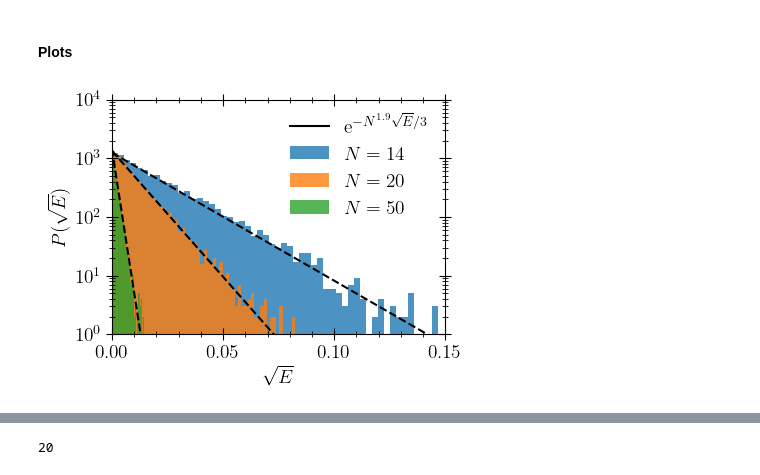
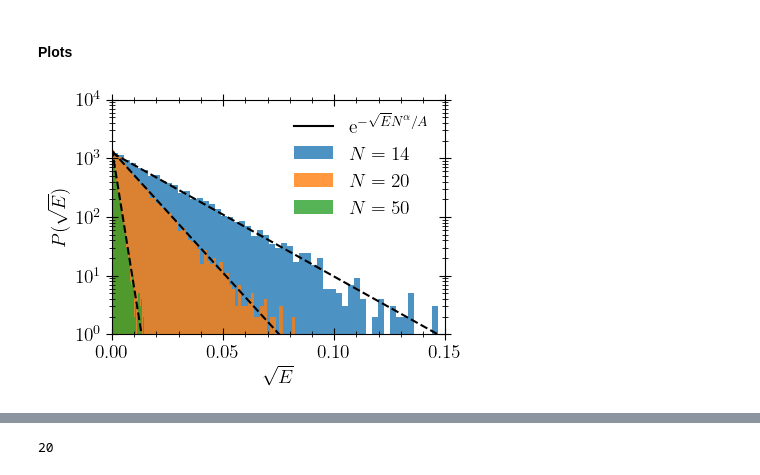
Before and after one commit to FZJ-PGI-12/Mean-Field-Approximate-Optimization-Algorithm, a Jupyter notebook: notebooks/plots_number-partitioning.ipynb, the cells around one changed output, grey strips where cells are left out. Drawn from its saved outputs; the diff is of its cells as text; code cells hidden in the pictures.

```diff
--- a/notebooks/plots_number-partitioning.ipynb
+++ b/notebooks/plots_number-partitioning.ipynb
@@ -78,27 +86,27 @@ savefig(PATH_DB * "Fig5.pdf", dpi=300)
 using Statistics, Distributions
 # %% [markdown]
 #### Plots
-# %%
-colors = ["C0", "C1", "C2", "C3"];
-
-fig = figure(figsize=(4.2, 3))
-ax = subplot(111)
-for (k, N) in enumerate([14, 20, 50])
-    new_file = "number-partitioning_" * "p_" * string(p) * "_N_" * string(N) * "_num_inst_" * string(num_instances) * "_seed_" * string(seed) * "_all_E_stars.h5"
-    data_file = h5open(PATH_DB * new_file, "r")
-    all_E_stars = read(data_file, "all_E_stars")
-    counts, bins = np.histogram(all_E_stars, bins=100)
-    hist(bins[1:end-1], bins, weights=(counts), lw=1.5, label=@sprintf("\$N=%2d\$", N), color=colors[k], alpha=0.8)#, histtype="step")
-    plot(bins[1:end-1], map(x -> counts[1]*exp.(-N^1.9 * x / 3), bins[1:end-1]), "--k")
-end
-plot([], [], c="k", label="\$\\mathrm{e}^{-N^{1.9} \\sqrt{E} / 3}\$")
-legend(loc="upper right", ncol=1)
-ax.set_yscale("log")
-ax.set_xlim(0, 0.15)
-ax.set_ylim(1e0, 1e4)
-ax.set_xlabel("\$\\sqrt{E}\$")
-ax.set_ylabel("\$ P(\\sqrt{E})\$")
-tight_layout(pad=0.15, w_pad=0.0, h_pad=0.0)
-savefig(PATH_DB * "Fig6.pdf", dpi=300)
-# %% [output]
-[figure, removed]
+# %%
+colors = ["C0", "C1", "C2", "C3"];
+
+fig = figure(figsize=(4.2, 3))
+ax = subplot(111)
+for (k, N) in enumerate([14, 20, 50])
+    new_file = "number-partitioning_" * "p_" * string(p) * "_N_" * string(N) * "_num_inst_" * string(num_instances) * "_seed_" * string(seed) * "_all_E_stars.h5"
+    data_file = h5open(PATH_DB * new_file, "r")
+    all_E_stars = read(data_file, "all_E_stars")
+    counts, bins = np.histogram(all_E_stars, bins=100)
+    hist(bins[1:end-1], bins, weights=(counts), lw=1.5, label=@sprintf("\$N=%2d\$", N), color=colors[k], alpha=0.8)#, histtype="step")
+    plot(bins[1:end-1], map(x -> counts[1]*exp.(-N^1.9 * x / 3.1), bins[1:end-1]), "--k")
+end
+plot([], [], c="k", label="\$\\mathrm{e}^{- \\sqrt{E} N^{\\alpha} / A}\$")
+legend(loc="upper right", ncol=1)
+ax.set_yscale("log")
+ax.set_xlim(0, 0.15)
+ax.set_ylim(1e0, 1e4)
+ax.set_xlabel("\$\\sqrt{E}\$")
+ax.set_ylabel("\$ P(\\sqrt{E})\$")
+tight_layout(pad=0.15, w_pad=0.0, h_pad=0.0)
+# savefig(PATH_DB * "Fig6.pdf", dpi=300)
+# %% [output]
+[figure, added]
```
Also changed, not shown: parts of 10 cells of this notebook.
